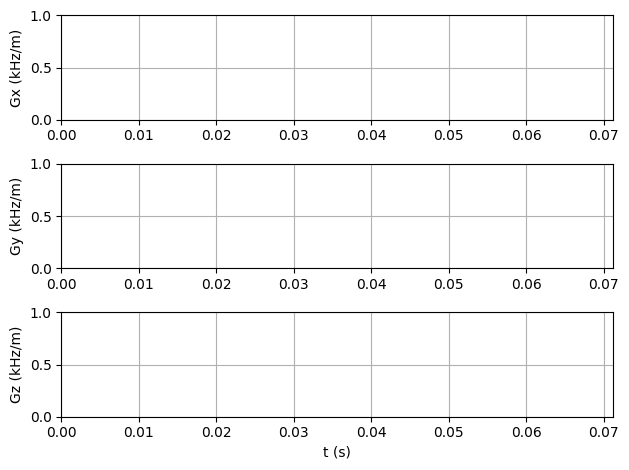
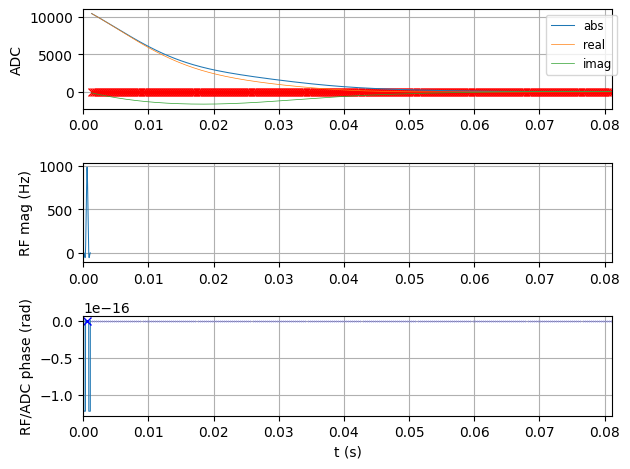
Unified diff of the notebook cell whose output changed from the first chart to the second:
--- before
+++ after
@@ -14,6 +14,8 @@
 
 #quick 2D brain phantom sim and plot
-signal = mr0.util.simulate_2d(seq,)
+signal, _ = mr0.util.simulate(seq)
 seq.plot(plot_now=False)
 mr0.util.insert_signal_plot(seq=seq, signal =signal.numpy())
+plt.tight_layout()
+plt.close(2)
 plt.show()

Commit: updated pypulseq version to 1.4.2post2 reworked simulation plots fixed small errors with slider and interactive input replaced deprecated mr0 functions (loading phantoms and simulating) reworked pulseq_rf_shim notebook (was outdated) -> added 7T phantom and B1 map file to playground repo tested on r